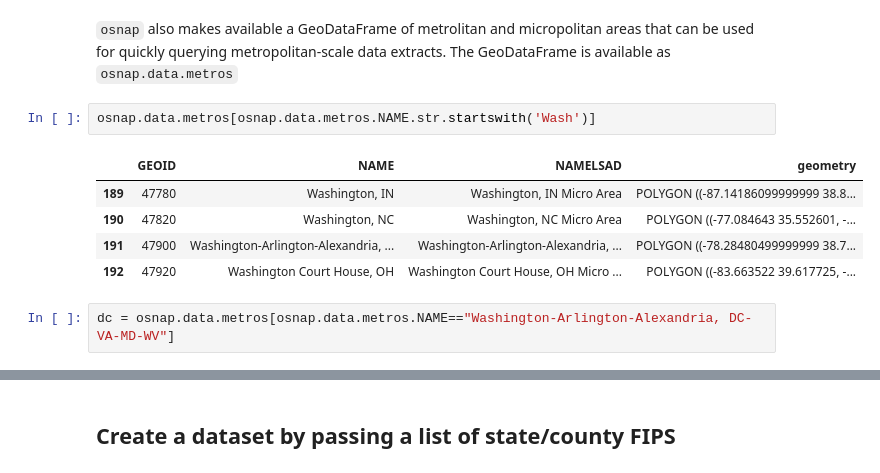
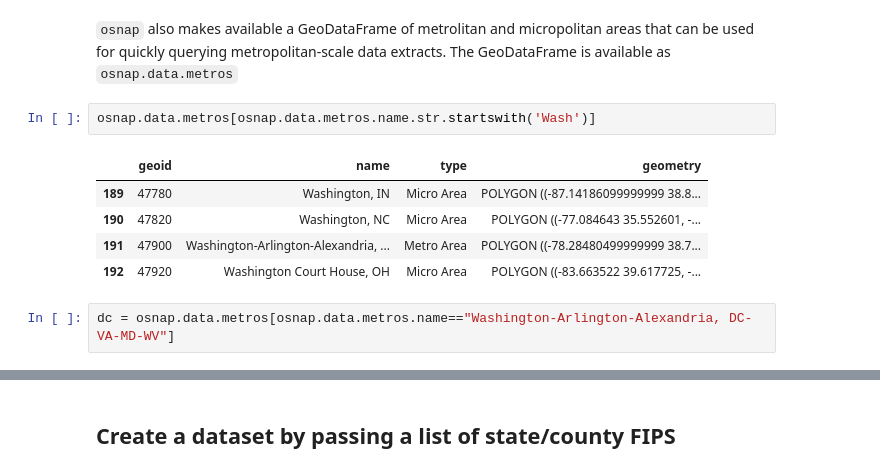
Before and after one commit to oturns/geosnap, a Jupyter notebook: osnap/examples/datasets_and_clusters.ipynb, the cells around one changed output, grey strips where cells are left out. Cells and saved outputs as stored; diff of their text form.

```diff
--- a/osnap/examples/datasets_and_clusters.ipynb
+++ b/osnap/examples/datasets_and_clusters.ipynb
@@ -42,15 +49,15 @@ virginia.plot(column='median_household_income', year=1990)
 # %% [markdown]
 `osnap` also makes available a GeoDataFrame of metrolitan and micropolitan areas that can be used for quickly querying metropolitan-scale data extracts. The GeoDataFrame is available as `osnap.data.metros`
 # %%
-osnap.data.metros[osnap.data.metros.NAME.str.startswith('Wash')]
+osnap.data.metros[osnap.data.metros.name.str.startswith('Wash')]
 # %% [output]
-|  | GEOID | NAME | NAMELSAD | geometry |
-| 189 | 47780 | Washington, IN | Washington, IN Micro Area | POLYGON ((-87.14186099999999 38.8... |
-| 190 | 47820 | Washington, NC | Washington, NC Micro Area | POLYGON ((-77.084643 35.552601, -... |
-| 191 | 47900 | Washington-Arlington-Alexandria, ... | Washington-Arlington-Alexandria, ... | POLYGON ((-78.28480499999999 38.7... |
-| 192 | 47920 | Washington Court House, OH | Washington Court House, OH Micro ... | POLYGON ((-83.663522 39.617725, -... |
+|  | geoid | name | type | geometry |
+| 189 | 47780 | Washington, IN | Micro Area | POLYGON ((-87.14186099999999 38.8... |
+| 190 | 47820 | Washington, NC | Micro Area | POLYGON ((-77.084643 35.552601, -... |
+| 191 | 47900 | Washington-Arlington-Alexandria, ... | Metro Area | POLYGON ((-78.28480499999999 38.7... |
+| 192 | 47920 | Washington Court House, OH | Micro Area | POLYGON ((-83.663522 39.617725, -... |
 # %%
-dc = osnap.data.metros[osnap.data.metros.NAME=="Washington-Arlington-Alexandria, DC-VA-MD-WV"]
+dc = osnap.data.metros[osnap.data.metros.name=="Washington-Arlington-Alexandria, DC-VA-MD-WV"]
 # %%
 washdc = osnap.data.Dataset(name='DC Metro Region', source='ltdb', boundary=dc)
 washdc.plot(column='median_contract_rent')
```
Also changed, not shown: parts of 11 cells of this notebook.
